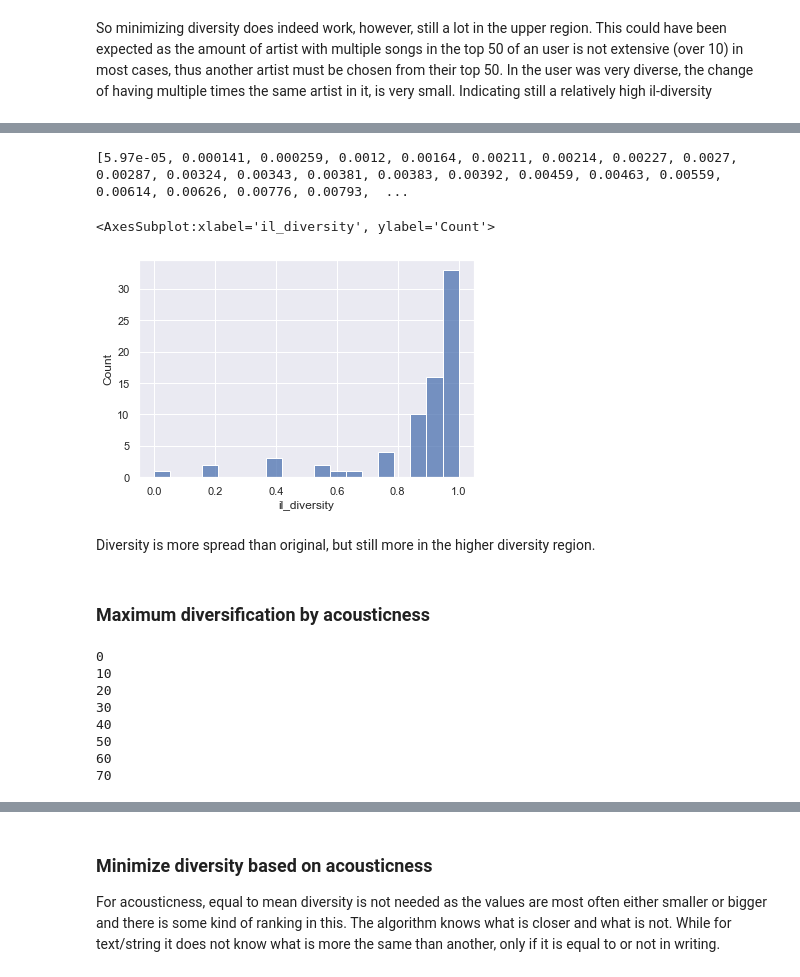
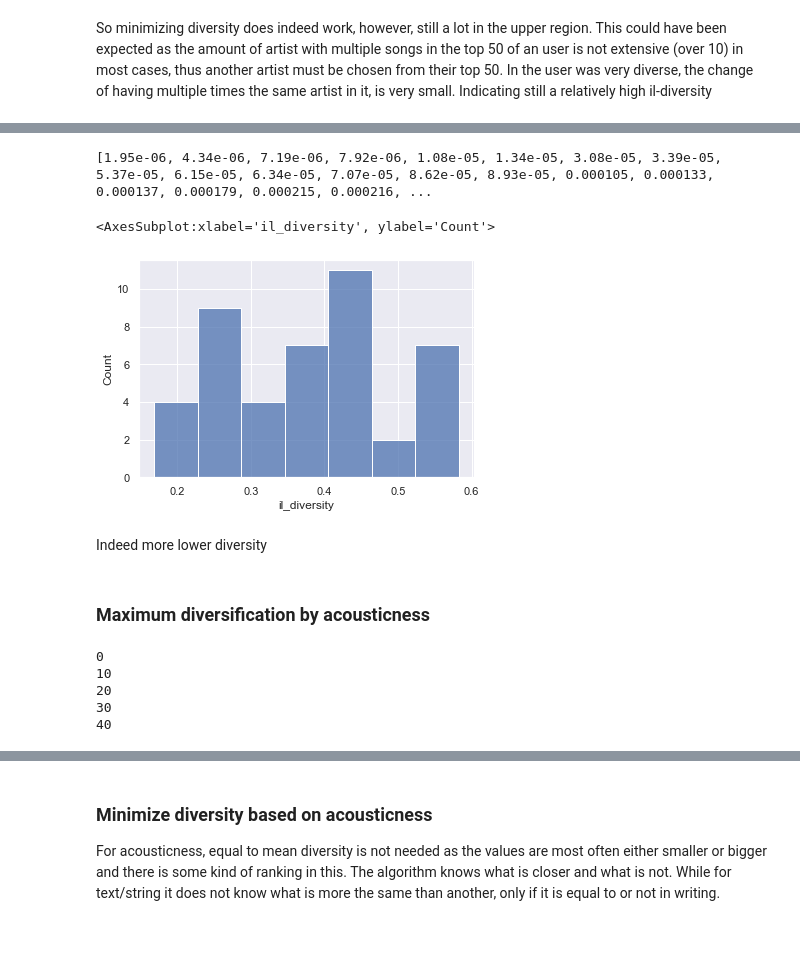
Before and after one commit to bocsardigergely/dss-group-assignment, a Jupyter notebook: Diversification and recommendation part.ipynb, the cells around one changed output, grey strips where cells are left out. Cells and saved outputs as stored; diff of their text form; code cells hidden in the pictures; blank space fills up the shorter version.

Commit message:
diversified recommendations with correct input on bottom part

```diff
--- a/Diversification and recommendation part.ipynb
+++ b/Diversification and recommendation part.ipynb
@@ -369,12 +382,0 @@ recs
-# %%
-# Read track meta data and combine them
-# WHICH COLUMNS MUST BE INCLUDED FOR PART 3 AND WHICH DO NOT?
-tracks = pd.read_csv("participant data updated Nov 22/track and artist data/track.csv",
-                     usecols=['track_id', 'trackname',
-                              'popularity', 'firstartist', 'spotifyurl', 'acousticness', 'danceability',
-                              'duration_ms', 'energy', 'instrumentalness', 'key', 'liveness', 'loudness',
-                              'speechiness', 'tempo', 'time_signature', 'valence']).rename(columns={"track_id": "item",
-                                                                                                "firstartist": 'artists'})
-
-recs_meta = pd.merge(recs, tracks, on="item").sort_values(by=["user", "rank"])
-recs_meta
@@ -395,6 +383,6 @@ recs_meta
 # %%
 # Get the top 10 recommendations
-recs_meta_top10 = recs_meta[recs_meta["rank"] <= 10]
+# recs_meta_top10 = recs_meta[recs_meta["rank"] <= 10]
 # recs_meta_top10
 # %% [markdown]
 ## Diversify on some value and calculate original intra-list diversity
@@ -672,0 +663,4 @@ Below can be done for each characteristic, but not for all together. Or does any
+# %%
+# Get the top 10 recommendations
+recs_non_diverse_top10 = recs_non_diverse[recs_non_diverse["rank"] <= 10]
+recs_non_diverse_top10
@@ -673,16 +681,18 @@ Below can be done for each characteristic, but not for all together. Or does any
 # %%
 # Calculate the unique artists in the top ten for each user
+l_unique_user = recs_non_diverse_top10.user.unique().tolist()
+
 dict_unique_acous = {}
 
 for user in l_unique_user:
-    user_top_acous = recs_meta_top10[recs_meta_top10["user"] == user].acousticness.tolist()
+    user_top_acous = recs_non_diverse_top10[recs_non_diverse_top10["user"] == user].acousticness.tolist()
     dict_unique_acous[user] = len(dict(Counter(user_top_acous)))
 
 df_unique_acous = pd.DataFrame.from_dict(dict_unique_acous,
                                           orient='index').reset_index().rename(columns={"index": "user", 0: "num_unique_acous"})
 
 # List of unique acousticness
-list_acous = recs_meta_top10.acousticness.tolist()
+list_acous = recs_non_diverse_top10.acousticness.tolist()
 
 dict_acous_counter = dict(Counter(list_acous))
 df_acous_counter = pd.DataFrame.from_dict(dict_acous_counter,
@@ -694,7 +704,7 @@ dict_intradistance = {}
 acousticness = df_acous_counter.sort_values(by="acousticness").acousticness.unique().tolist()
 print(acousticness)
 # %% [output]
-[5.97e-05, 0.000141, 0.000259, 0.0012, 0.00164, 0.00211, 0.00214, 0.00227, 0.0027, 0.00287, 0.00324, 0.00343, 0.00381, 0.00383, 0.00392, 0.00459, 0.00463, 0.00559, 0.00614, 0.00626, 0.00776, 0.00793,  ...
+[1.95e-06, 4.34e-06, 7.19e-06, 7.92e-06, 1.08e-05, 1.34e-05, 3.08e-05, 3.39e-05, 5.37e-05, 6.15e-05, 6.34e-05, 7.07e-05, 8.62e-05, 8.93e-05, 0.000105, 0.000133, 0.000137, 0.000179, 0.000215, 0.000216, ...
 # %%
 # Function for Intra-list Diversity acousticness
 def il_diversity_int(recs):
@@ -716,17 +726,17 @@ def il_diversity_int(recs):
     return dict_ild
 # %%
 #Plotting the original diversity score of the top 10 list
-dict_ild = il_diversity(recs_meta_top10)
+dict_ild = il_diversity_int(recs_non_diverse_top10)
 user_ild = pd.DataFrame.from_dict(dict_ild, orient='index').reset_index().rename(columns={"index": "user", 0: "il_diversity"})
 user_ild["type"] = "original_rec"
 # user_ild
 
 sns.histplot(data=user_ild, x="il_diversity")
 # %% [output]
 <AxesSubplot:xlabel='il_diversity', ylabel='Count'>
-[figure, old version]
+[figure, new version]
 # %% [markdown]
-Diversity is more spread than original, but still more in the higher diversity region.
+Indeed more lower diversity
 # %% [markdown]
 ### Maximum diversification by acousticness
 # %%
@@ -737,7 +747,7 @@ for user in l_unique_user:
     if len(dict_rec_div)%10 == 0:
         print(len(dict_rec_div))
 
-    user_recs = recs_meta[recs_meta["user"] == user]
+    user_recs = recs_non_diverse[recs_non_diverse["user"] == user]
     user_top_items = user_recs.item.tolist()
 
     rec_list = [user_top_items[0]]
@@ -774,9 +784,6 @@ for user in l_unique_user:
 20
 30
 40
-50
-60
-70
 # %%
 # top 10 new recommendations after diversification
 rec_div = pd.DataFrame.from_dict(dict_rec_div, orient='index').reset_index().rename(columns={"index": "user"})
```
Also changed, not shown: parts of 17 cells of this notebook.
